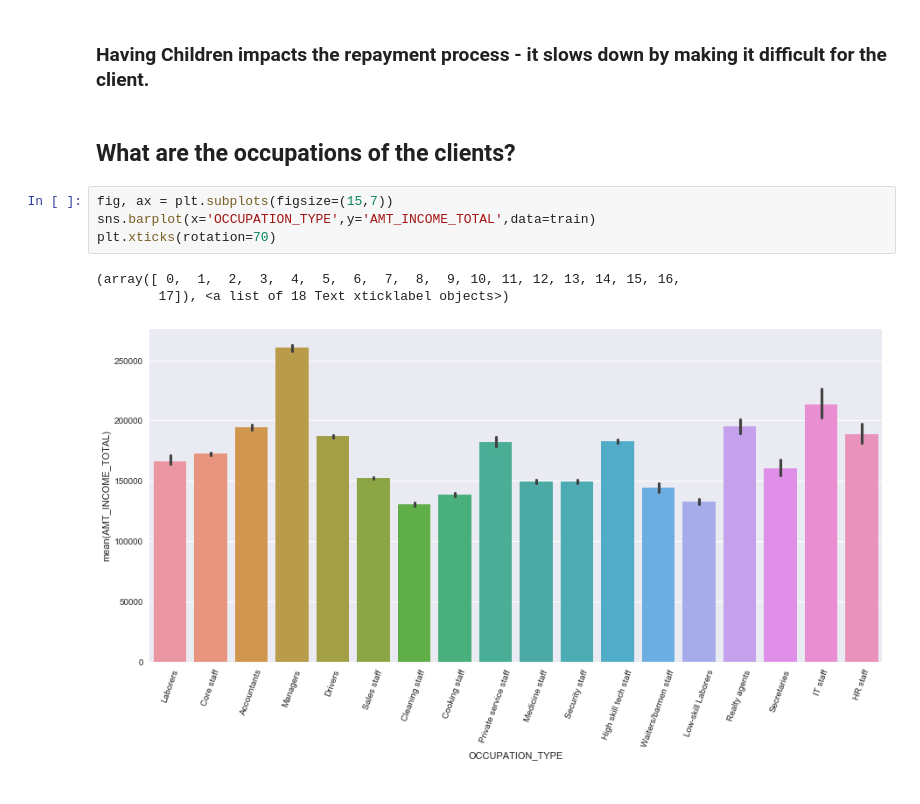
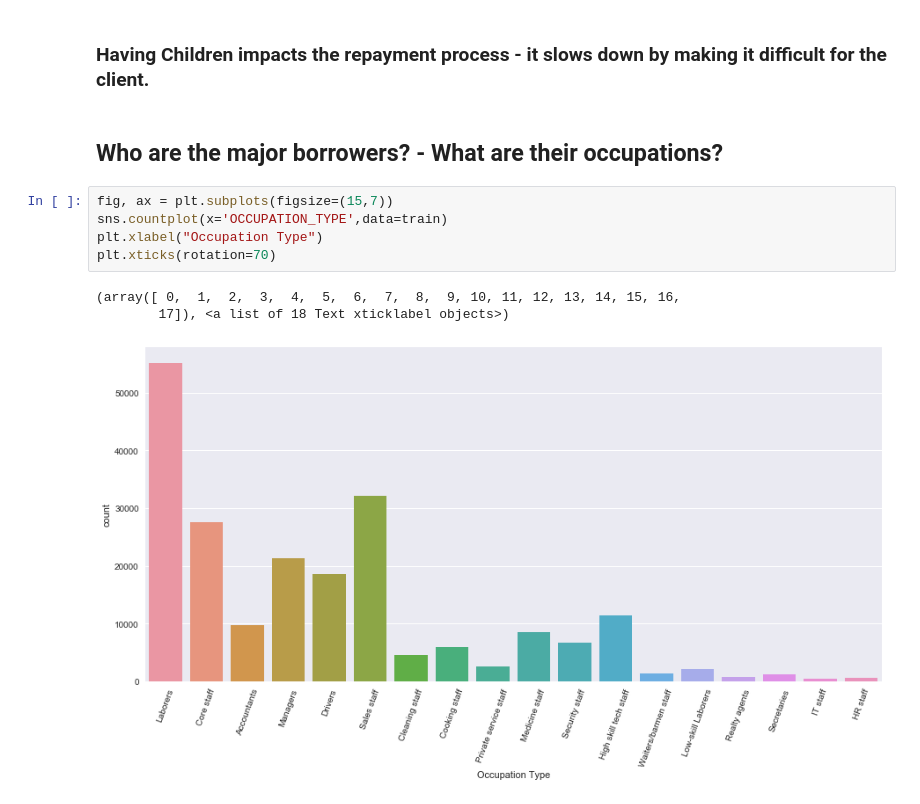
Before and after one commit to rakshithvasudev/Home-Credit-Default-Risk, a Jupyter notebook: EDA/Exploratory Data Analysis - Application Train.ipynb, the cells around one changed output. Saved outputs shown, nothing was run; the diff lists cells and outputs as text.

Commit message:
adding major borrowers

```diff
--- a/EDA/Exploratory Data Analysis - Application Train.ipynb
+++ b/EDA/Exploratory Data Analysis - Application Train.ipynb
@@ -208,13 +208,14 @@ sns.countplot(x='TARGET',hue='CNT_CHILDREN',data=train,palette="hls")
 [figure]
 # %% [markdown]
 ### Having Children impacts the repayment process - it slows down by making it difficult for the client.
-# %% [markdown]
-## What are the occupations of the clients?
+# %% [markdown]
+## Who are the major borrowers? - What are their occupations?
 # %%
 fig, ax = plt.subplots(figsize=(15,7))
-sns.barplot(x='OCCUPATION_TYPE',y='AMT_INCOME_TOTAL',data=train)
+sns.countplot(x='OCCUPATION_TYPE',data=train)
+plt.xlabel("Occupation Type")
 plt.xticks(rotation=70)
 # %% [output]
 (array([ 0,  1,  2,  3,  4,  5,  6,  7,  8,  9, 10, 11, 12, 13, 14, 15, 16,
         17]), <a list of 18 Text xticklabel objects>)
-[figure, old version]
+[figure, new version]
```
Also changed, not shown: parts of 4 cells of this notebook.
